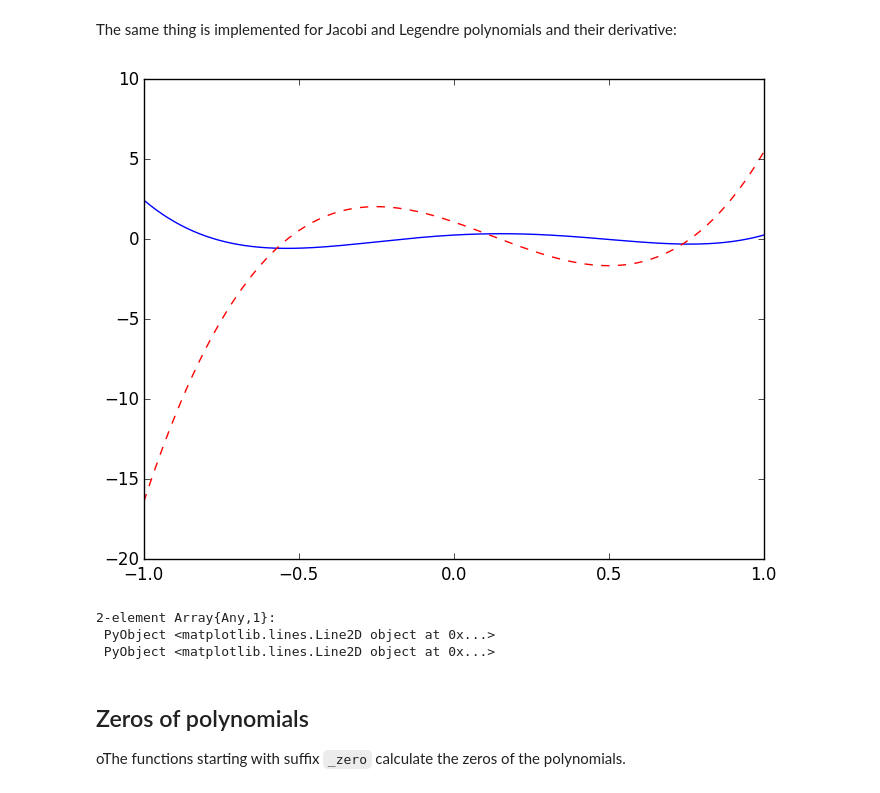
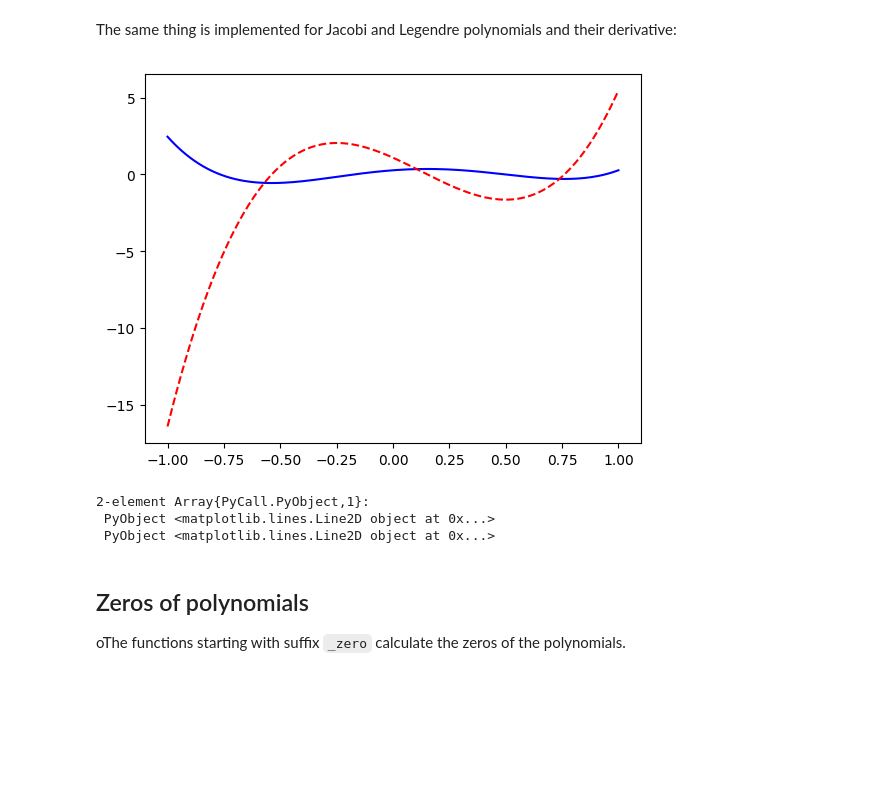
Before and after one commit to pjabardo/Jacobi.jl, a Jupyter notebook: notebooks/polynomials.ipynb, the cells around one changed output. Drawn from its saved outputs; the diff is of its cells as text; code cells hidden in the pictures; blank space fills up the shorter version.

```diff
--- a/notebooks/polynomials.ipynb
+++ b/notebooks/polynomials.ipynb
@@ -115,2 +112,2 @@ INFO: Loading help data...
 # %%
-x = linspace(-1.0, 1.0, 401);
+x = -1.0:0.01:1.0
@@ -132,12 +121,12 @@ plot(x, y2)
 # %% [markdown]
 The same thing is implemented for Jacobi and Legendre polynomials and their derivative:
 # %%
-y3 = jacobi(x, 4, -0.5, 0.5)
-y4 = djacobi(x, 4, -0.5, 0.5)
+y3 = jacobi.(x, 4, -0.5, 0.5)
+y4 = djacobi.(x, 4, -0.5, 0.5)
 plot(x, y3, "b-", x, y4, "r--")
 # %% [output]
-[figure, old version]
+[figure, new version]
-2-element Array{Any,1}:
+2-element Array{PyCall.PyObject,1}:
  PyObject <matplotlib.lines.Line2D object at 0x...>
  PyObject <matplotlib.lines.Line2D object at 0x...>
 # %% [markdown]
```
Also changed, not shown: parts of 23 cells of this notebook, 3 other files.
